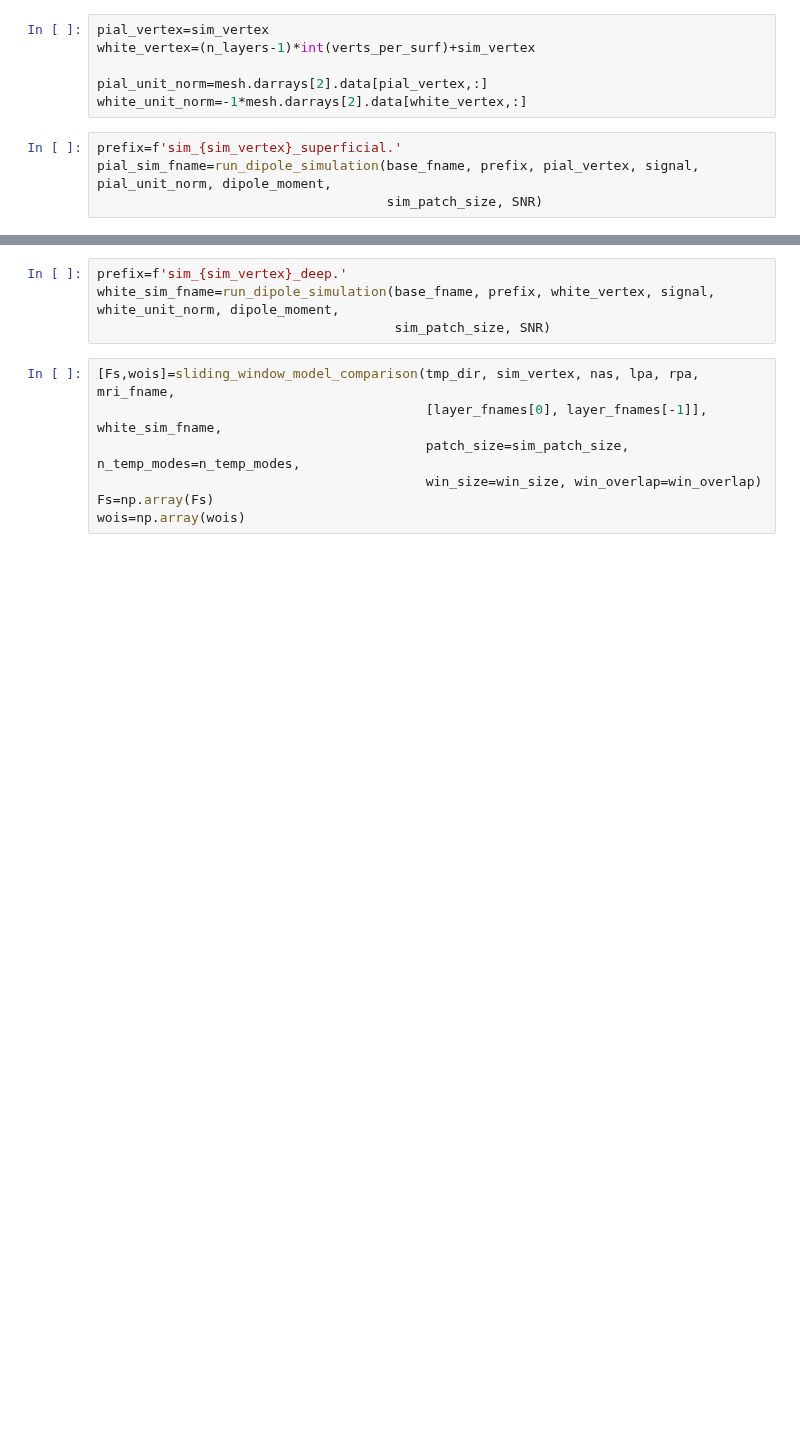
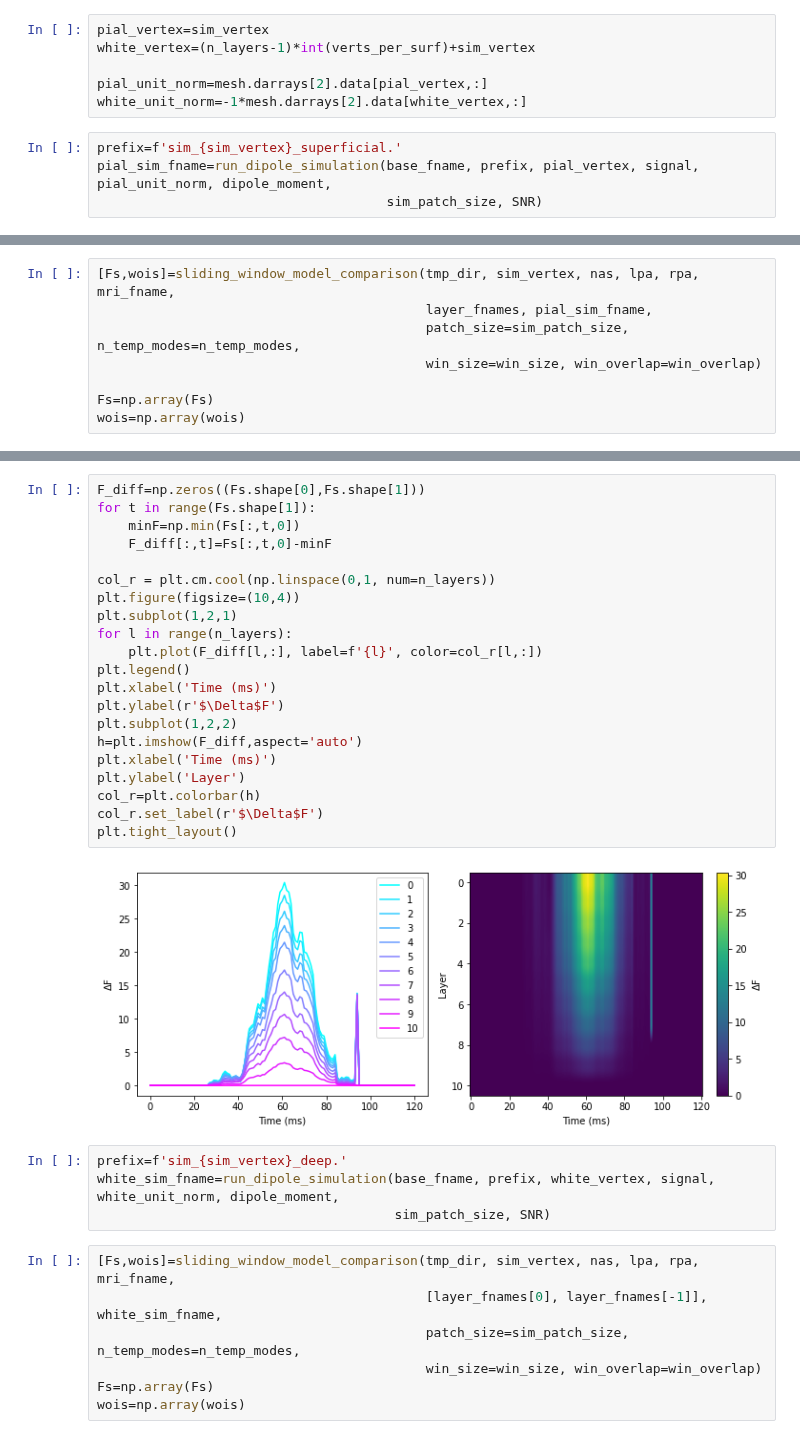
Before and after one commit to danclab/laMEG, a Jupyter notebook: sim_sliding_win_model_comparison.ipynb, the cells around one changed output, grey strips where cells are left out. Drawn from its saved outputs; the diff is of its cells as text; blank space fills up the shorter version.

```diff
--- a/sim_sliding_win_model_comparison.ipynb
+++ b/sim_sliding_win_model_comparison.ipynb
@@ -99,0 +104,8 @@ plt.ylabel(r'$\Delta$F')
+# %%
+[Fs,wois]=sliding_window_model_comparison(tmp_dir, sim_vertex, nas, lpa, rpa, mri_fname,
+                                          layer_fnames, pial_sim_fname,
+                                          patch_size=sim_patch_size, n_temp_modes=n_temp_modes,
+                                          win_size=win_size, win_overlap=win_overlap)
+
+Fs=np.array(Fs)
+wois=np.array(wois)
@@ -100,3 +130,26 @@ plt.ylabel(r'$\Delta$F')
+# %%
+F_diff=np.zeros((Fs.shape[0],Fs.shape[1]))
+for t in range(Fs.shape[1]):
+    minF=np.min(Fs[:,t,0])
+    F_diff[:,t]=Fs[:,t,0]-minF
+
+col_r = plt.cm.cool(np.linspace(0,1, num=n_layers))
+plt.figure(figsize=(10,4))
+plt.subplot(1,2,1)
+for l in range(n_layers):
+    plt.plot(F_diff[l,:], label=f'{l}', color=col_r[l,:])
+plt.legend()
+plt.xlabel('Time (ms)')
+plt.ylabel(r'$\Delta$F')
+plt.subplot(1,2,2)
+h=plt.imshow(F_diff,aspect='auto')
+plt.xlabel('Time (ms)')
+plt.ylabel('Layer')
+col_r=plt.colorbar(h)
+col_r.set_label(r'$\Delta$F')
+plt.tight_layout()
+# %% [output]
+[figure, added]
 # %%
 prefix=f'sim_{sim_vertex}_deep.'
 white_sim_fname=run_dipole_simulation(base_fname, prefix, white_vertex, signal, white_unit_norm, dipole_moment,
```
Also changed, not shown: parts of 13 cells of this notebook.
